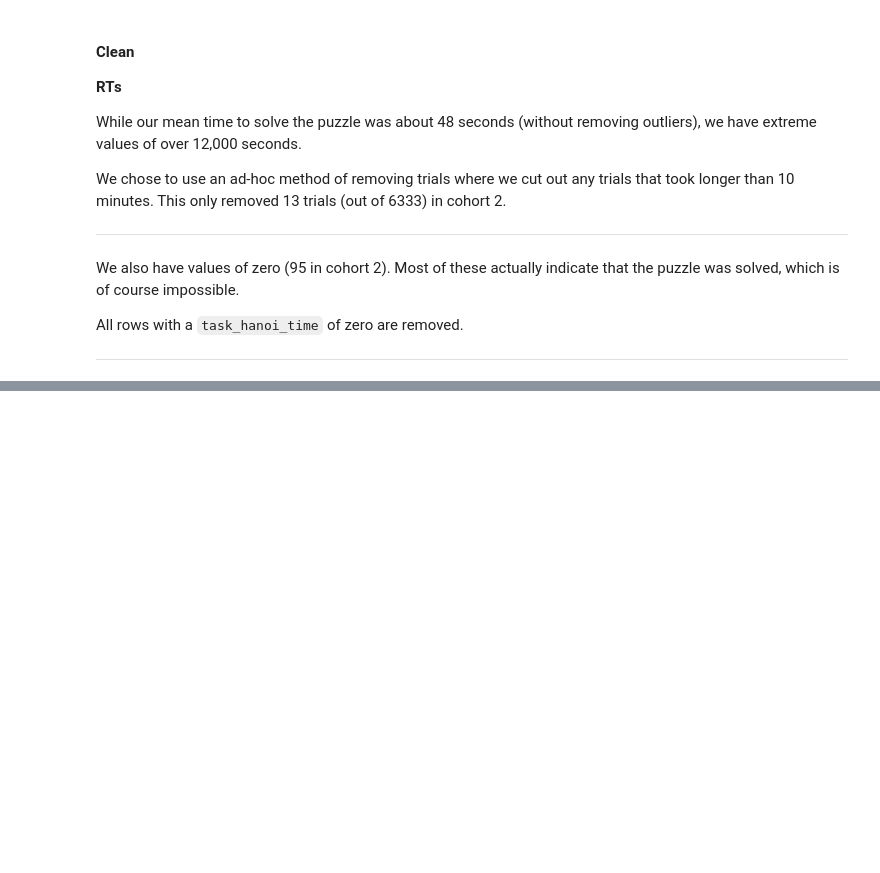
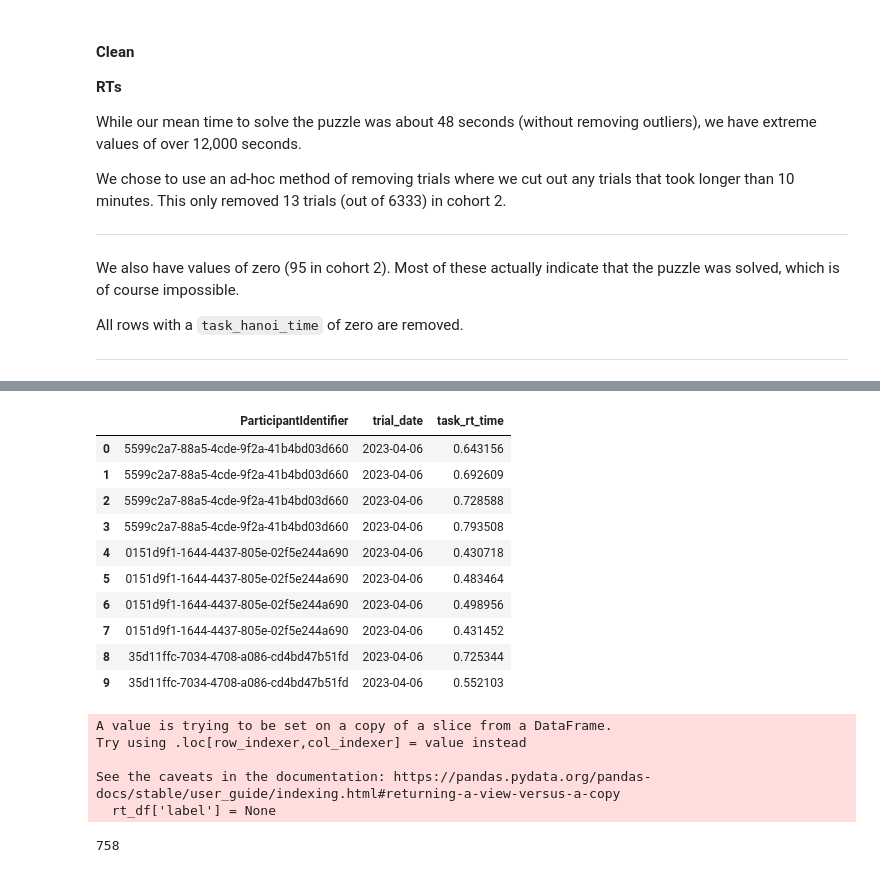
Before and after one commit to danieljwilson/3_3_experience_sampling, a Jupyter notebook: 3_3_3_data_analysis/01_data munge/01_1_process_data.ipynb, the cells around one changed output, grey strips where cells are left out. Saved outputs shown, nothing was run; the diff lists cells and outputs as text; code cells hidden in the pictures; blank space fills up the shorter version.

Commit message:
Update RT data processing

```diff
--- a/3_3_3_data_analysis/01_data munge/01_1_process_data.ipynb
+++ b/3_3_3_data_analysis/01_data munge/01_1_process_data.ipynb
@@ -2951,0 +3007,10 @@ profile.to_file(eda_reports_path + f"task_toh_run{run_num}_clean.html")
+# %%
+# Select only subjects in current run
+df = df.loc[df.ParticipantIdentifier.isin(subjects)].reset_index(drop=True)
+# %%
+# add trial date and time columns
+for i in tqdm(range(df.shape[0])):
+    dt = parser.parse(df.loc[i, 'EndDate'])
+    df.loc[i, 'datetime'] = dt
+    df.loc[i, 'trial_date'] = (dt + datetime.timedelta(hours = -4)).date() # trial day associated with sample (4am is when the day flips)
+    df.loc[i, 'time'] = dt.time()
@@ -2951,0 +3023,28 @@ profile.to_file(eda_reports_path + f"task_toh_run{run_num}_clean.html")
+# %%
+# replace commas with dots
+df['ReactionDate'] = df['ReactionDate'].replace(',', '.', regex=True)
+df.ReactionDate = df.ReactionDate.astype('float')
+
+df['StimulusStartDate'] = df['StimulusStartDate'].replace(',', '.', regex=True)
+df.StimulusStartDate = df.StimulusStartDate.astype('float')
+# %%
+df['task_rt_time'] = df.ReactionDate - df.StimulusStartDate
+# %%
+# keep relevant columns
+rt_df = df[['ParticipantIdentifier', 'trial_date', 'task_rt_time']]
+# If negative it was a missed/error trial
+rt_df.loc[rt_df.task_rt_time <=0, 'task_rt_time'] = None
+
+rt_df.head(10)
+# %% [output]
+|  | ParticipantIdentifier | trial_date | task_rt_time |
+| 0 | 5599c2a7-88a5-4cde-9f2a-41b4bd03d660 | 2023-04-06 | 0.643156 |
+| 1 | 5599c2a7-88a5-4cde-9f2a-41b4bd03d660 | 2023-04-06 | 0.692609 |
+| 2 | 5599c2a7-88a5-4cde-9f2a-41b4bd03d660 | 2023-04-06 | 0.728588 |
+| 3 | 5599c2a7-88a5-4cde-9f2a-41b4bd03d660 | 2023-04-06 | 0.793508 |
+| 4 | 0151d9f1-1644-4437-805e-02f5e244a690 | 2023-04-06 | 0.430718 |
+| 5 | 0151d9f1-1644-4437-805e-02f5e244a690 | 2023-04-06 | 0.483464 |
+| 6 | 0151d9f1-1644-4437-805e-02f5e244a690 | 2023-04-06 | 0.498956 |
+| 7 | 0151d9f1-1644-4437-805e-02f5e244a690 | 2023-04-06 | 0.431452 |
+| 8 | 35d11ffc-7034-4708-a086-cd4bd47b51fd | 2023-04-06 | 0.725344 |
+| 9 | 35d11ffc-7034-4708-a086-cd4bd47b51fd | 2023-04-06 | 0.552103 |
@@ -2951,0 +3058,28 @@ profile.to_file(eda_reports_path + f"task_toh_run{run_num}_clean.html")
+# %%
+oldSub = None
+oldDay = None
+i = 1
+rt_df['label'] = None
+
+for row in range(len(df)):
+    sub = rt_df.loc[row,'ParticipantIdentifier']
+    day = rt_df.loc[row, 'trial_date']
+    if (sub == oldSub) & (day == oldDay):
+        if i >3:
+            continue
+        else:
+            rt_df.loc[row, 'label'] = labels[i]
+            oldSub = sub
+            oldDay = day
+            i+=1
+    else:
+        rt_df.loc[row, 'label'] = labels[0]
+        i = 1
+        oldSub = sub
+        oldDay = day
+# %% [output]
+A value is trying to be set on a copy of a slice from a DataFrame.
+Try using .loc[row_indexer,col_indexer] = value instead
+
+See the caveats in the documentation: https://pandas.pydata.org/pandas-docs/stable/user_guide/indexing.html#returning-a-view-versus-a-copy
+  rt_df['label'] = None
@@ -2951,0 +3088,4 @@ profile.to_file(eda_reports_path + f"task_toh_run{run_num}_clean.html")
+# %%
+rt_df.duplicated(subset=['ParticipantIdentifier', 'trial_date', 'label']).sum()
+# %% [output]
+758
```
Also changed, not shown: parts of 30 cells of this notebook.
